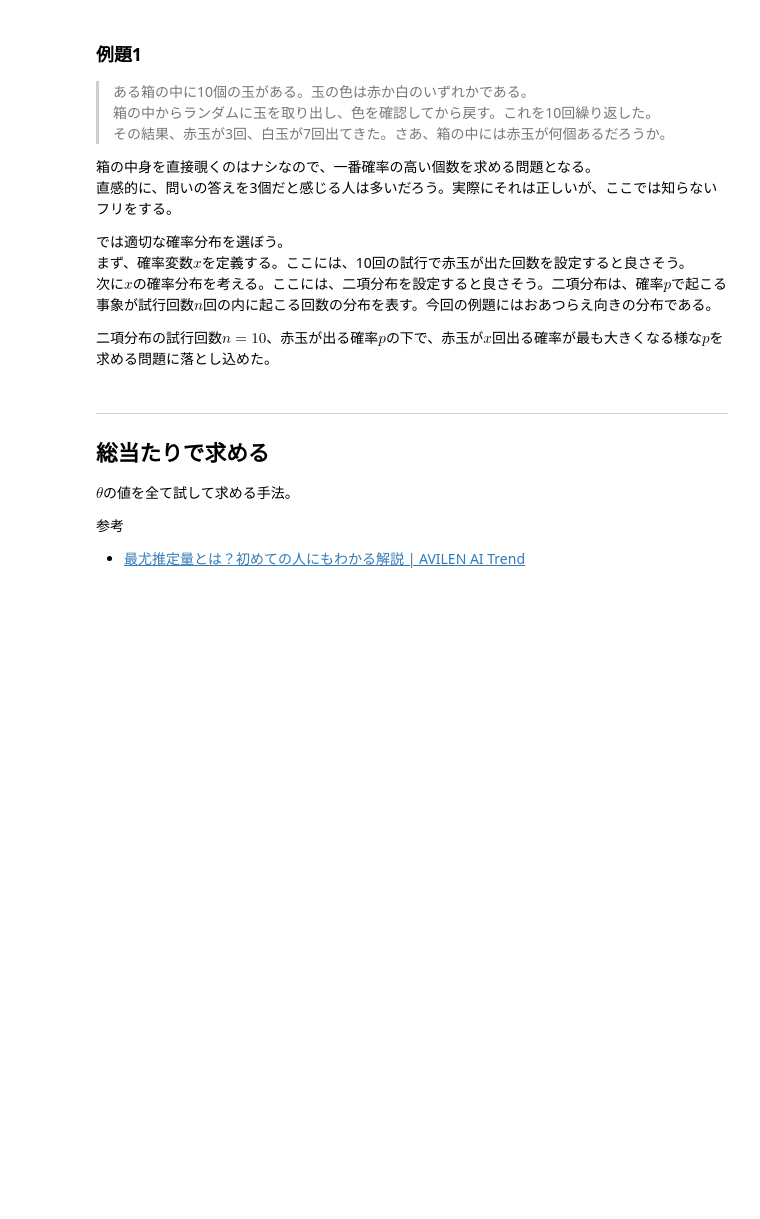
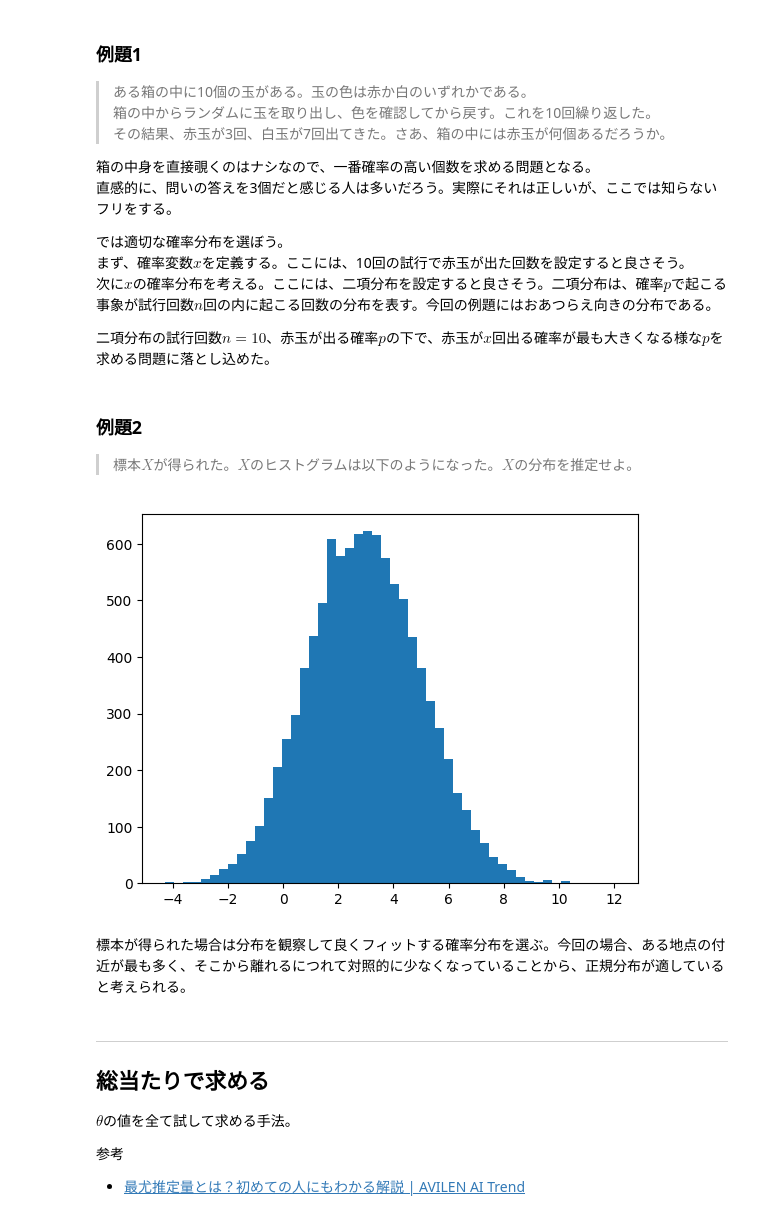
Before and after one commit to misya11p/probabilistic-models, a Jupyter notebook: MLE.ipynb, the cells around one changed output. Saved outputs shown, nothing was run; the diff lists cells and outputs as text; code cells hidden in the pictures; blank space fills up the shorter version.

```diff
--- a/MLE.ipynb
+++ b/MLE.ipynb
@@ -66,6 +66,18 @@ $$
 次に$x$の確率分布を考える。ここには、二項分布を設定すると良さそう。二項分布は、確率$p$で起こる事象が試行回数$n$回の内に起こる回数の分布を表す。今回の例題にはおあつらえ向きの分布である。
 
 二項分布の試行回数$n=10$、赤玉が出る確率$p$の下で、赤玉が$x$回出る確率が最も大きくなる様な$p$を求める問題に落とし込めた。
+# %% [markdown]
+### 例題2
+
+> 標本$X$が得られた。$X$のヒストグラムは以下のようになった。$X$の分布を推定せよ。
+# %%
+mu, sigma = 3, 2 # 平均3, 標準偏差2（分散4）
+x = dist.Normal(mu, sigma).sample((10000,))
+plt.hist(x, bins=50);
+# %% [output]
+[figure, added]
+# %% [markdown]
+標本が得られた場合は分布を観察して良くフィットする確率分布を選ぶ。今回の場合、ある地点の付近が最も多く、そこから離れるにつれて対照的に少なくなっていることから、正規分布が適していると考えられる。
 # %% [markdown]
 
 ---
```
